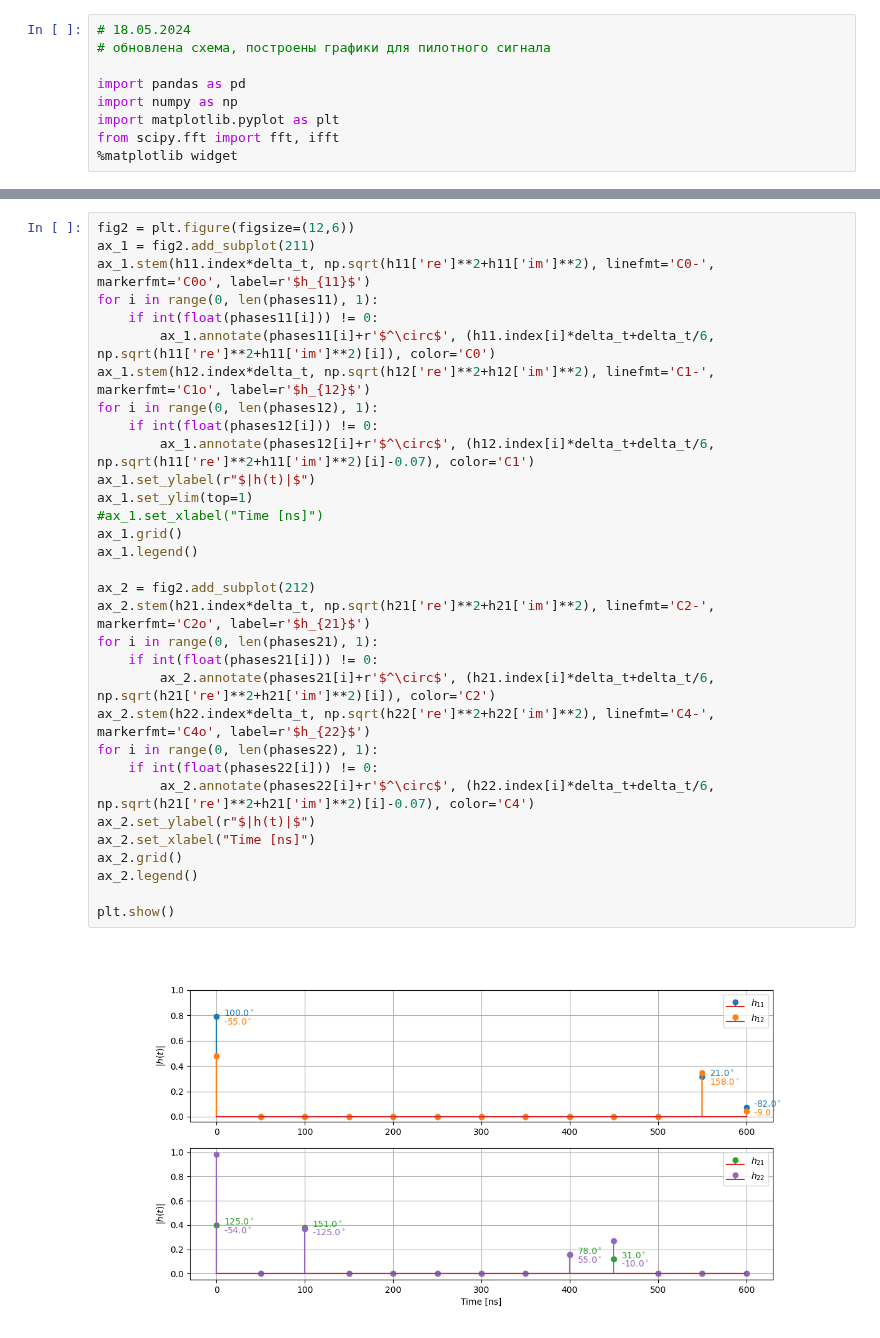
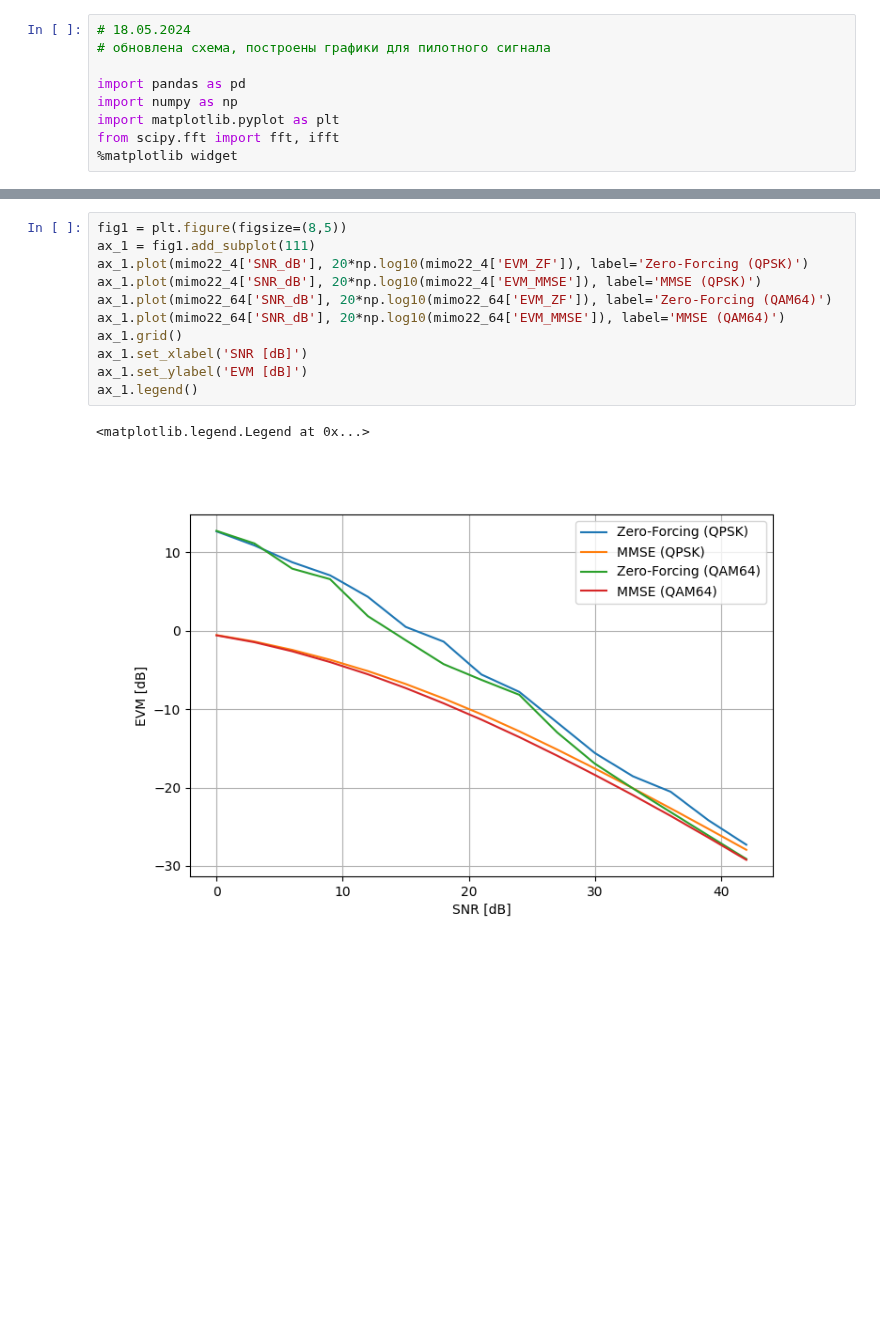
Before and after one commit to isvoropaev02/OFDM, a Jupyter notebook: model_version05/model_performance.ipynb, the cells around one changed output, grey strips where cells are left out. Drawn from its saved outputs; the diff is of its cells as text; blank space fills up the shorter version.

Commit message:
metrics plot

```diff
--- a/model_version05/model_performance.ipynb
+++ b/model_version05/model_performance.ipynb
@@ -53,34 +27,14 @@ phases22 = (pd.Series(np.round(np.degrees(np.arctan2(h22['im'], h22['re'])))).ap
-# %%
-fig2 = plt.figure(figsize=(12,6))
-ax_1 = fig2.add_subplot(211)
-ax_1.stem(h11.index*delta_t, np.sqrt(h11['re']**2+h11['im']**2), linefmt='C0-', markerfmt='C0o', label=r'$h_{11}$')
-for i in range(0, len(phases11), 1):
-    if int(float(phases11[i])) != 0:
-        ax_1.annotate(phases11[i]+r'$^\circ$', (h11.index[i]*delta_t+delta_t/6, np.sqrt(h11['re']**2+h11['im']**2)[i]), color='C0')
-ax_1.stem(h12.index*delta_t, np.sqrt(h12['re']**2+h12['im']**2), linefmt='C1-', markerfmt='C1o', label=r'$h_{12}$')
-for i in range(0, len(phases12), 1):
-    if int(float(phases12[i])) != 0:
-        ax_1.annotate(phases12[i]+r'$^\circ$', (h12.index[i]*delta_t+delta_t/6, np.sqrt(h11['re']**2+h11['im']**2)[i]-0.07), color='C1')
-ax_1.set_ylabel(r"$|h(t)|$")
-ax_1.set_ylim(top=1)
-#ax_1.set_xlabel("Time [ns]")
-ax_1.grid()
-ax_1.legend()
-
-ax_2 = fig2.add_subplot(212)
-ax_2.stem(h21.index*delta_t, np.sqrt(h21['re']**2+h21['im']**2), linefmt='C2-', markerfmt='C2o', label=r'$h_{21}$')
-for i in range(0, len(phases21), 1):
-    if int(float(phases21[i])) != 0:
-        ax_2.annotate(phases21[i]+r'$^\circ$', (h21.index[i]*delta_t+delta_t/6, np.sqrt(h21['re']**2+h21['im']**2)[i]), color='C2')
-ax_2.stem(h22.index*delta_t, np.sqrt(h22['re']**2+h22['im']**2), linefmt='C4-', markerfmt='C4o', label=r'$h_{22}$')
-for i in range(0, len(phases22), 1):
-    if int(float(phases22[i])) != 0:
-        ax_2.annotate(phases22[i]+r'$^\circ$', (h22.index[i]*delta_t+delta_t/6, np.sqrt(h21['re']**2+h21['im']**2)[i]-0.07), color='C4')
-ax_2.set_ylabel(r"$|h(t)|$")
-ax_2.set_xlabel("Time [ns]")
-ax_2.grid()
-ax_2.legend()
-
-plt.show()
-# %% [output]
-[figure, removed]
+# %%
+fig1 = plt.figure(figsize=(8,5))
+ax_1 = fig1.add_subplot(111)
+ax_1.plot(mimo22_4['SNR_dB'], 20*np.log10(mimo22_4['EVM_ZF']), label='Zero-Forcing (QPSK)')
+ax_1.plot(mimo22_4['SNR_dB'], 20*np.log10(mimo22_4['EVM_MMSE']), label='MMSE (QPSK)')
+ax_1.plot(mimo22_64['SNR_dB'], 20*np.log10(mimo22_64['EVM_ZF']), label='Zero-Forcing (QAM64)')
+ax_1.plot(mimo22_64['SNR_dB'], 20*np.log10(mimo22_64['EVM_MMSE']), label='MMSE (QAM64)')
+ax_1.grid()
+ax_1.set_xlabel('SNR [dB]')
+ax_1.set_ylabel('EVM [dB]')
+ax_1.legend()
+# %% [output]
+<matplotlib.legend.Legend at 0x...>
+[figure, added]
```
Also changed, not shown: parts of 12 cells of this notebook, 15 other files.
